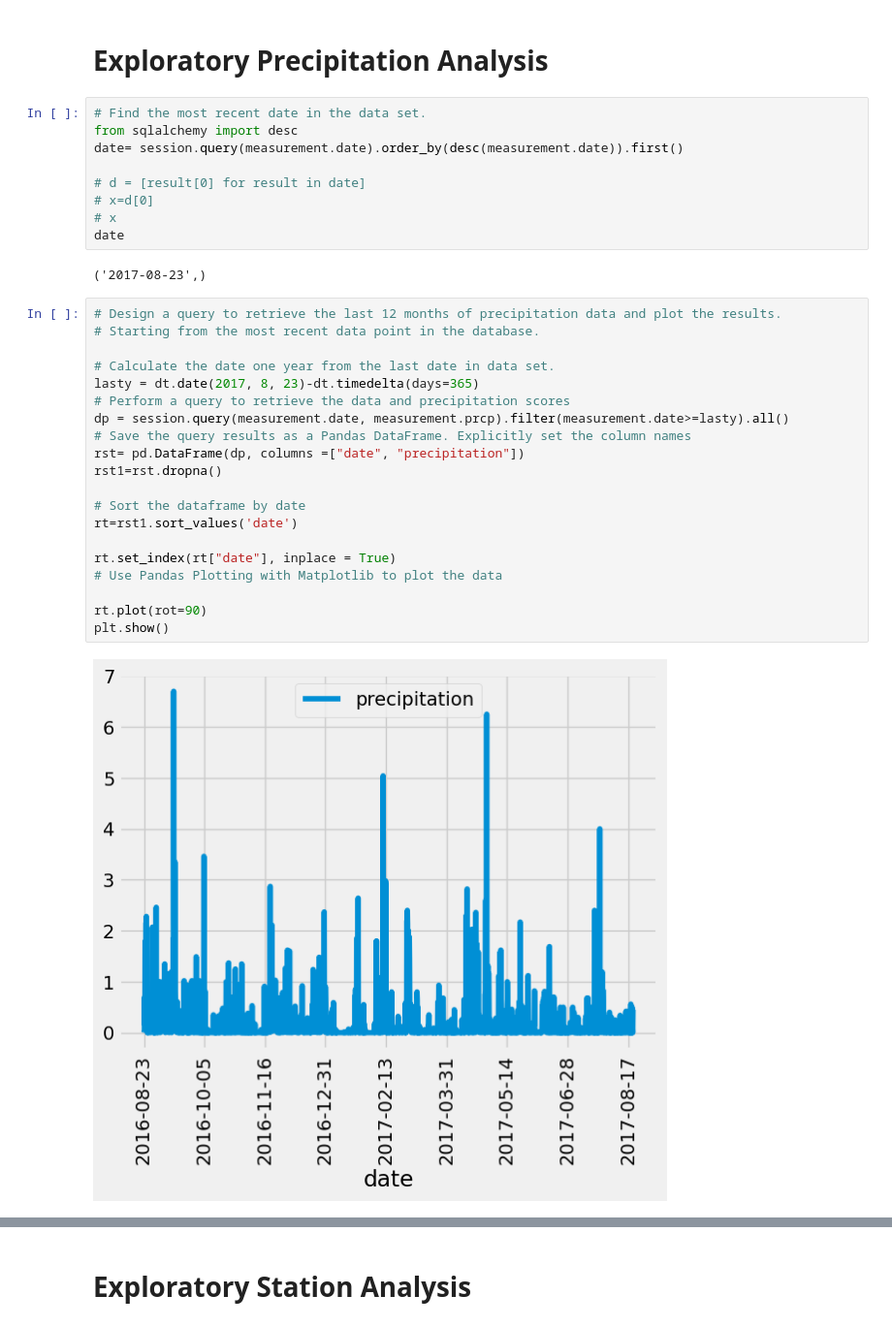
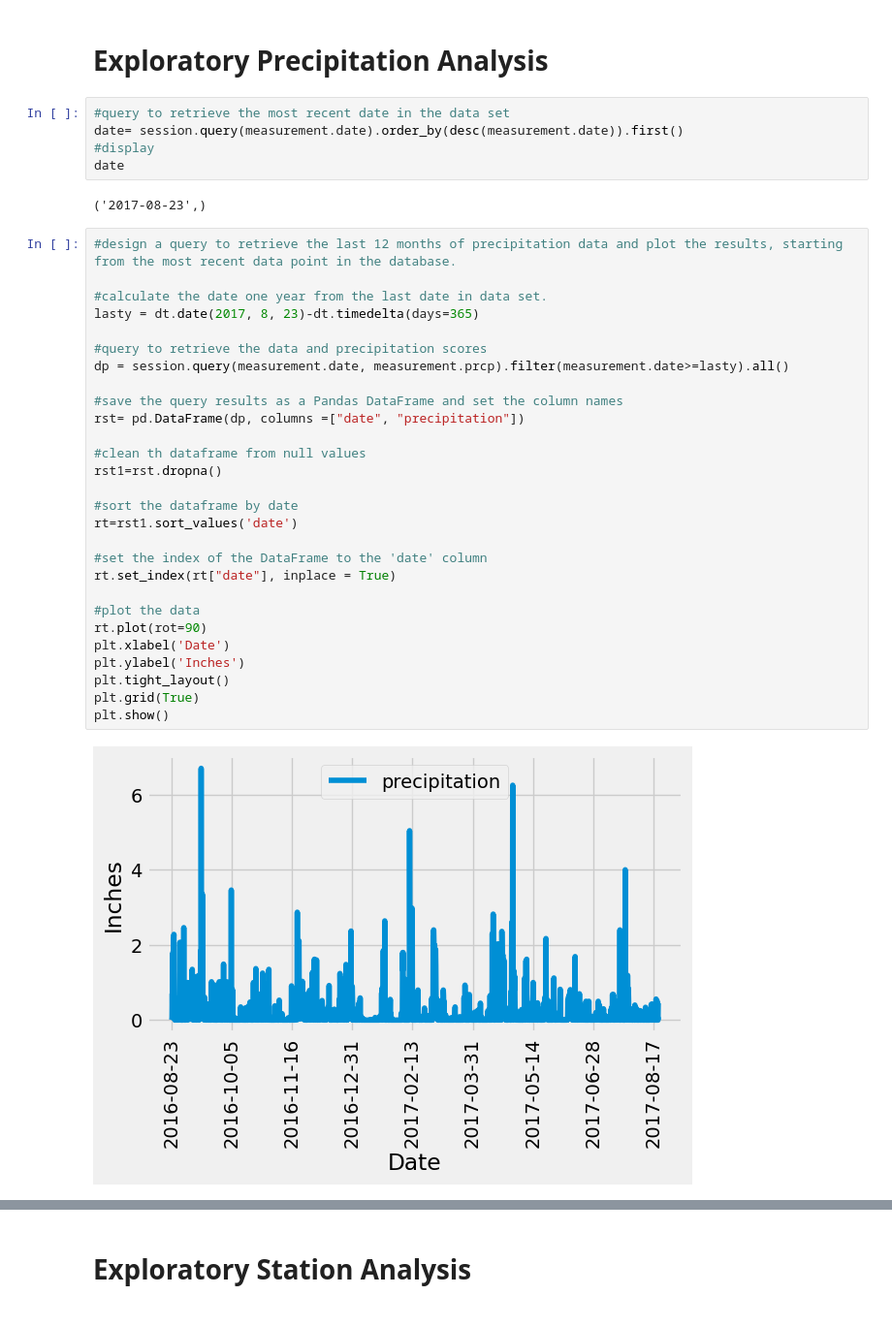
Before and after one commit to imennajar/sqlalchemy-challenge, a Jupyter notebook: SurfsUp/climate.ipynb, the cells around one changed output, grey strips where cells are left out. Shown at 97% size. Drawn from its saved outputs; the diff is of its cells as text.

```diff
--- a/SurfsUp/climate.ipynb
+++ b/SurfsUp/climate.ipynb
@@ -38,36 +39,40 @@ session = Session(engine)
 # %% [markdown]
 # Exploratory Precipitation Analysis
 # %%
-# Find the most recent date in the data set.
-from sqlalchemy import desc
+#query to retrieve the most recent date in the data set
 date= session.query(measurement.date).order_by(desc(measurement.date)).first()
-
-# d = [result[0] for result in date]
-# x=d[0]
-# x
+#display
 date
 # %% [output]
 ('2017-08-23',)
 # %%
-# Design a query to retrieve the last 12 months of precipitation data and plot the results.
-# Starting from the most recent data point in the database.
+#design a query to retrieve the last 12 months of precipitation data and plot the results, starting from the most recent data point in the database.
 
-# Calculate the date one year from the last date in data set.
+#calculate the date one year from the last date in data set.
 lasty = dt.date(2017, 8, 23)-dt.timedelta(days=365)
-# Perform a query to retrieve the data and precipitation scores
+
+#query to retrieve the data and precipitation scores
 dp = session.query(measurement.date, measurement.prcp).filter(measurement.date>=lasty).all()
-# Save the query results as a Pandas DataFrame. Explicitly set the column names
+
+#save the query results as a Pandas DataFrame and set the column names
 rst= pd.DataFrame(dp, columns =["date", "precipitation"])
+
+#clean th dataframe from null values
 rst1=rst.dropna()
 
-# Sort the dataframe by date
+#sort the dataframe by date
 rt=rst1.sort_values('date')
 
+#set the index of the DataFrame to the 'date' column
 rt.set_index(rt["date"], inplace = True)
-# Use Pandas Plotting with Matplotlib to plot the data
 
+#plot the data
 rt.plot(rot=90)
+plt.xlabel('Date')
+plt.ylabel('Inches')
+plt.tight_layout()
+plt.grid(True)
 plt.show()
 # %% [output]
-[figure, old version]
+[figure, new version]
 # %%
```
Also changed, not shown: parts of 12 cells of this notebook.
